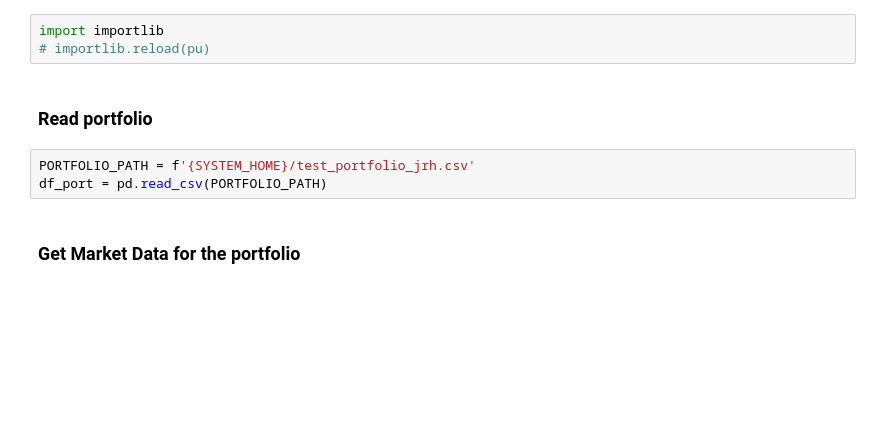
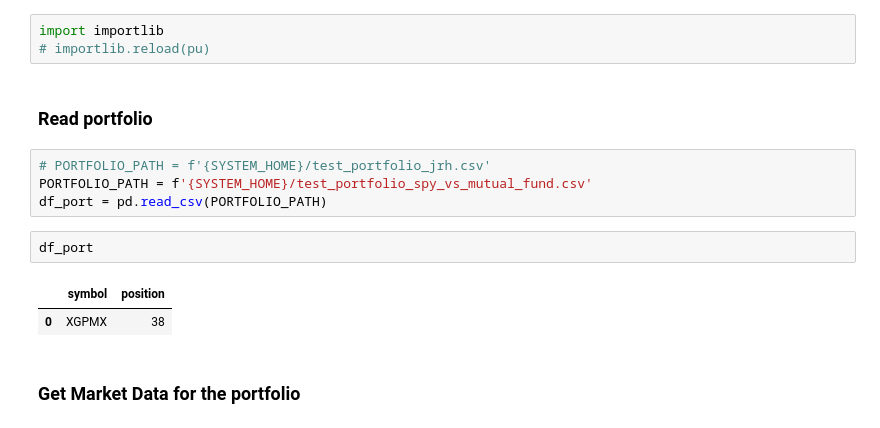
Before and after one commit to bgithub1/jupyter_examples, a Jupyter notebook: portfolio_analysis.ipynb, the cells around one changed output. Drawn from its saved outputs; the diff is of its cells as text; blank space fills up the shorter version.

```diff
--- a/portfolio_analysis.ipynb
+++ b/portfolio_analysis.ipynb
@@ -37,8 +37,14 @@ import importlib
 # %% [markdown]
 ### Read portfolio
 # %%
-PORTFOLIO_PATH = f'{SYSTEM_HOME}/test_portfolio_jrh.csv'
+# PORTFOLIO_PATH = f'{SYSTEM_HOME}/test_portfolio_jrh.csv'
+PORTFOLIO_PATH = f'{SYSTEM_HOME}/test_portfolio_spy_vs_mutual_fund.csv'
 df_port = pd.read_csv(PORTFOLIO_PATH)
+# %%
+df_port
+# %% [output]
+|  | symbol | position |
+| 0 | XGPMX | 38 |
 # %% [markdown]
 ### Get Market Data for the portfolio
 # %%
```
Also changed, not shown: parts of 10 cells of this notebook.
